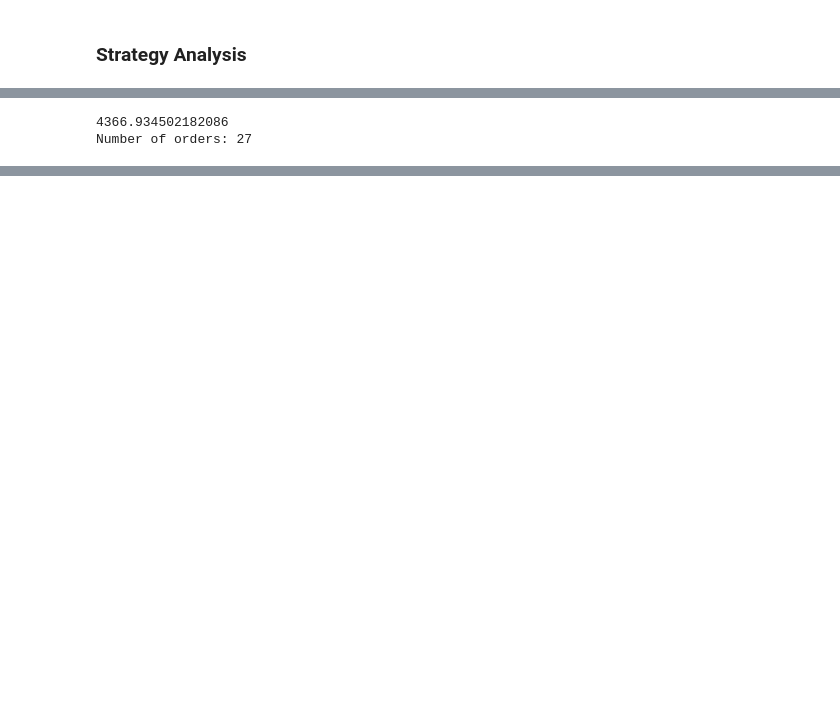
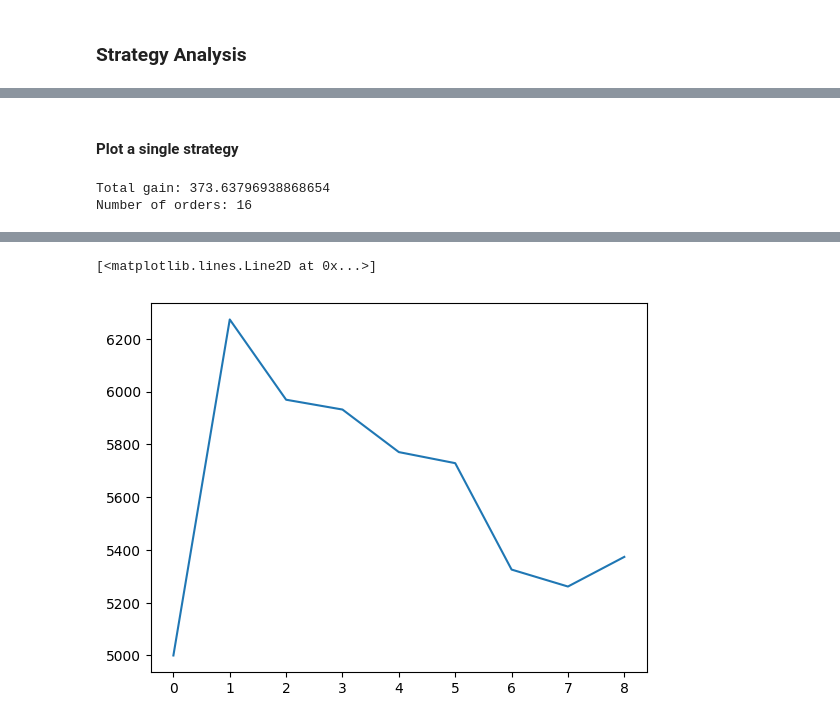
Before and after one commit to everdeep/crypto-library, a Jupyter notebook: notebooks/strategy_fitter.ipynb, the cells around one changed output, grey strips where cells are left out. Cells and saved outputs as stored; diff of their text form; code cells hidden in the pictures; blank space fills up the shorter version.

```diff
--- a/notebooks/strategy_fitter.ipynb
+++ b/notebooks/strategy_fitter.ipynb
@@ -1,5 +1,6 @@
 # %%
 import sys
+import numpy as np
 import pandas as pd
 
 # Alternate between ../../ and ../../src due to bug
@@ -7,10 +8,12 @@ sys.path.append('../..')
 
 from cryptolib.exchange import Binance
 from cryptolib.config import config
+from utils.strategy import StrategyParamsEnum, Strategy
 
-exchange = Binance(config.BINANCE_API_KEY, config.BINANCE_API_SECRET)
+exchange = Binance(config.BINANCE_API_KEY, config.BINANCE_API_SECRET, streaming=False)
 
 # Checking if the values are the same
 print(exchange.get_last_price('ETHUSDT'))
 print('Sandbox:', exchange.sandbox)
+print('Streaming:', exchange.streaming)
 # %% [output]
@@ -20,6 +24,7 @@ Sandbox: False
 ### Charting config
 # %%
 import matplotlib.pyplot as plt
+from bokeh.layouts import row
 from bokeh.plotting import figure, show
 from bokeh.models import ColumnDataSource
 from bokeh.models.tools import HoverTool
@@ -44,9 +49,9 @@ def plot_signals_matplot(data, signals):
 
 
 colors = itertools.cycle(Dark2_5)
-def plot_signals(data, signals):
+def plot_signals(data, signals, width=1200, height=800, display=True):
     # Plot the history of orders for each bot in bokeh
-    p = figure(width=1200, height=800, x_axis_type="datetime")
+    p = figure(width=width, height=height, x_axis_type="datetime")
     p.title.text = 'Asset price with buy and sell signals'
     p.xaxis.axis_label = 'Date'
     p.yaxis.axis_label = 'Price'
@@ -75,7 +80,9 @@ def plot_signals(data, signals):
         names=['price']
     ))
 
-    show(p)
+    if display:
+        show(p)
+    return p
 # %% [output]
 Loading BokehJS ...
 [interactive output not drawn]
@@ -653,16 +440,24 @@ Best window: 8 with gain: 4366.934502182086
+# %% [markdown]
+#### Plot a single strategy
 # %%
 analyser = StrategyAnalyser()
-data = analyser.fetch_data("XRPUSDT", "4h")
+data = analyser.fetch_data("BTCUSDT", Interval.HOUR_6.value, 1000)
+# data = simulator.simulate()
 
-signals = Strategy(data).rsi(8)
+# signals = Strategy(data, 0.1).macd(3, 39)
+signals = Strategy(data, 0.2).bollinger_bands(23, 2)
+signals.iloc[-1] = -1
+signals = analyser.remove_repeated_signals(signals)
+gain, history = analyser.calculate_total_gain(data, signals, "BTCUSDT", fee=0.002)
 
-print(analyser.calculate_total_gain(signals, 0.0))
-signals = analyser.remove_repeated_signals(signals)
+print(f"Total gain: {gain}")
 print("Number of orders:", len([signal for signal in signals if signal != 0]))
-
-plot_signals(data, signals)
+plot_signals(data, signals, width=800, height=400)
+plt.plot(history)
 # %% [output]
-4366.934502182086
-Number of orders: 27
+Total gain: 373.63796938868654
+Number of orders: 16
 [interactive output not drawn]
 [interactive output not drawn]
+[<matplotlib.lines.Line2D at 0x...>]
+[figure, added]
```
Also changed, not shown: parts of 15 cells of this notebook, 7 other files.
